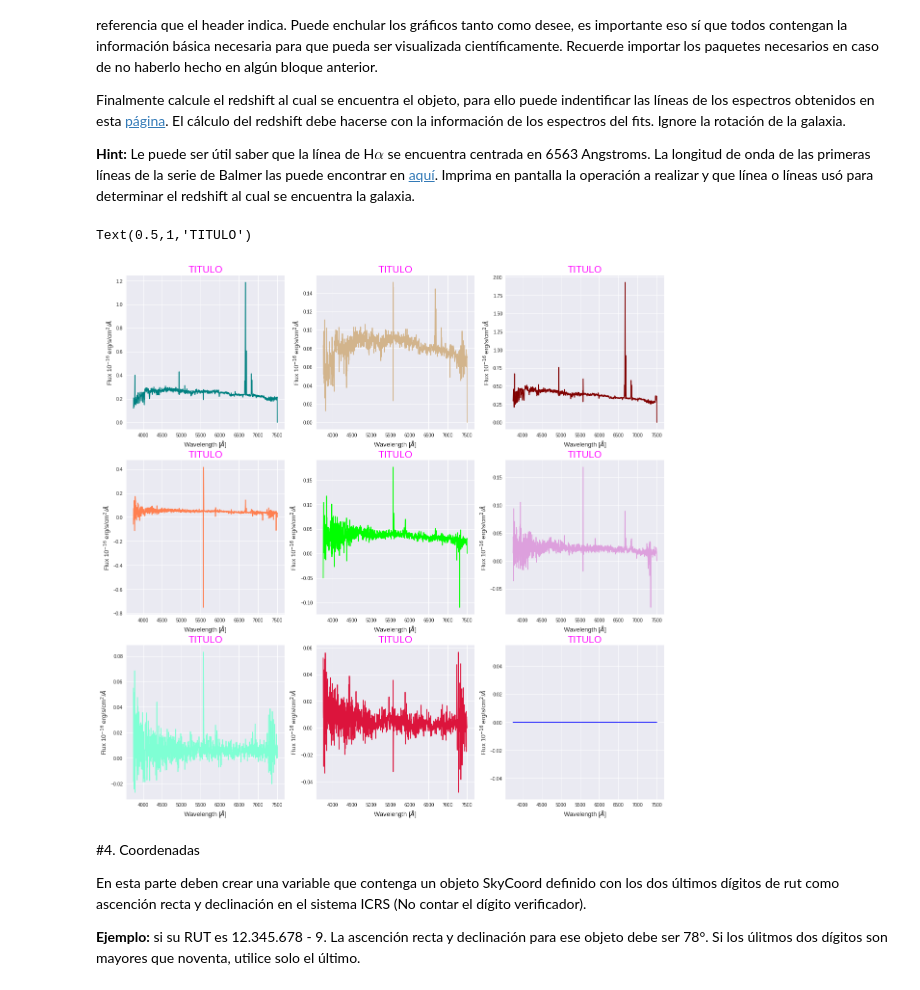
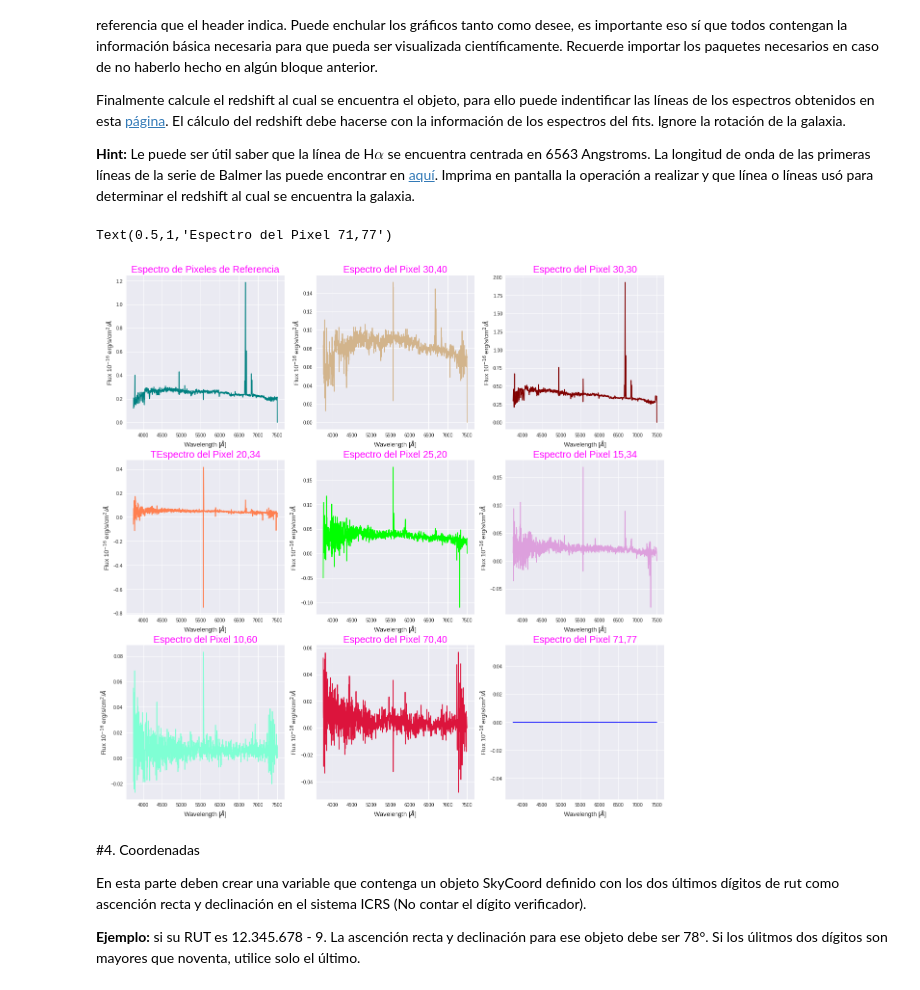
Before and after one commit to PaulaBDS/minitarea4, a Jupyter notebook: minitarea4.ipynb, the cells around one changed output. Drawn from its saved outputs; the diff is of its cells as text; code cells hidden in the pictures.

```diff
--- a/minitarea4.ipynb
+++ b/minitarea4.ipynb
@@ -175,7 +175,7 @@ fig, ax = plt.subplots(nrows=3, ncols=3, figsize=(20,20))
 ax[0,0].plot(lo,data[:,34,35], c='teal')
 ax[0,0].set_xlabel('Wavelength [$\AA$]', size=13)
 ax[0,0].set_ylabel('Flux 10$^{-16}$ erg/s/cm$^2$/$\AA$', size=13)
-ax[0,0].set_title('TITULO', size=20, color='magenta')
+ax[0,0].set_title('Espectro de Pixeles de Referencia', size=20, color='magenta')
 
 
 # espectros de otros pixeles:
@@ -183,52 +183,52 @@ ax[0,0].set_title('TITULO', size=20, color='magenta')
 ax[0,1].plot(lo,data[:,30,40], c='tan')
 ax[0,1].set_xlabel('Wavelength [$\AA$]', size=13)
 ax[0,1].set_ylabel('Flux 10$^{-16}$ erg/s/cm$^2$/$\AA$', size=13)
-ax[0,1].set_title('TITULO', size=20, color='magenta')
+ax[0,1].set_title('Espectro del Pixel 30,40', size=20, color='magenta')
 
 
 ax[0,2].plot(lo,data[:,30,30], c='maroon')
 ax[0,2].set_xlabel('Wavelength [$\AA$]', size=13)
 ax[0,2].set_ylabel('Flux 10$^{-16}$ erg/s/cm$^2$/$\AA$', size=13)
-ax[0,2].set_title('TITULO', size=20, color='magenta')
+ax[0,2].set_title('Espectro del Pixel 30,30', size=20, color='magenta')
 
 
 ax[1,0].plot(lo,data[:,20,34], c='coral')
 ax[1,0].set_xlabel('Wavelength [$\AA$]', size=13)
 ax[1,0].set_ylabel('Flux 10$^{-16}$ erg/s/cm$^2$/$\AA$', size=13)
-ax[1,0].set_title('TITULO', size=20, color='magenta')
+ax[1,0].set_title('TEspectro del Pixel 20,34', size=20, color='magenta')
 
 
 ax[1,1].plot(lo,data[:,25,20], c='lime')
 ax[1,1].set_xlabel('Wavelength [$\AA$]', size=13)
 ax[1,1].set_ylabel('Flux 10$^{-16}$ erg/s/cm$^2$/$\AA$', size=13)
-ax[1,1].set_title('TITULO', size=20, color='magenta')
+ax[1,1].set_title('Espectro del Pixel 25,20', size=20, color='magenta')
 
 
 ax[1,2].plot(lo,data[:,15,34], c='plum')
 ax[1,2].set_xlabel('Wavelength [$\AA$]', size=13)
 ax[1,2].set_ylabel('Flux 10$^{-16}$ erg/s/cm$^2$/$\AA$', size=13)
-ax[1,2].set_title('TITULO', size=20, color='magenta')
+ax[1,2].set_title('Espectro del Pixel 15,34', size=20, color='magenta')
 
 
 ax[2,0].plot(lo,data[:,10,60], c='aquamarine')
 ax[2,0].set_xlabel('Wavelength [$\AA$]', size=13)
 ax[2,0].set_ylabel('Flux 10$^{-16}$ erg/s/cm$^2$/$\AA$', size=13)
-ax[2,0].set_title('TITULO', size=20, color='magenta')
+ax[2,0].set_title('Espectro del Pixel 10,60', size=20, color='magenta')
 
 
 ax[2,1].plot(lo,data[:,70,40], c='crimson')
 ax[2,1].set_xlabel('Wavelength [$\AA$]', size=13)
 ax[2,1].set_ylabel('Flux 10$^{-16}$ erg/s/cm$^2$/$\AA$', size=13)
-ax[2,1].set_title('TITULO', size=20, color='magenta')
+ax[2,1].set_title('Espectro del Pixel 70,40', size=20, color='magenta')
 
 
 ax[2,2].plot(lo,data[:,71,77], c='b')
 ax[2,2].set_xlabel('Wavelength [$\AA$]', size=13)
 ax[2,2].set_ylabel('Flux 10$^{-16}$ erg/s/cm$^2$/$\AA$', size=13)
-ax[2,2].set_title('TITULO', size=20, color='magenta')
+ax[2,2].set_title('Espectro del Pixel 71,77', size=20, color='magenta')
 # %% [output]
-Text(0.5,1,'TITULO')
+Text(0.5,1,'Espectro del Pixel 71,77')
-[figure, old version]
+[figure, new version]
 # %%
 # Redshift
 # %% [markdown]
```
Also changed, not shown: parts of 4 cells of this notebook.
